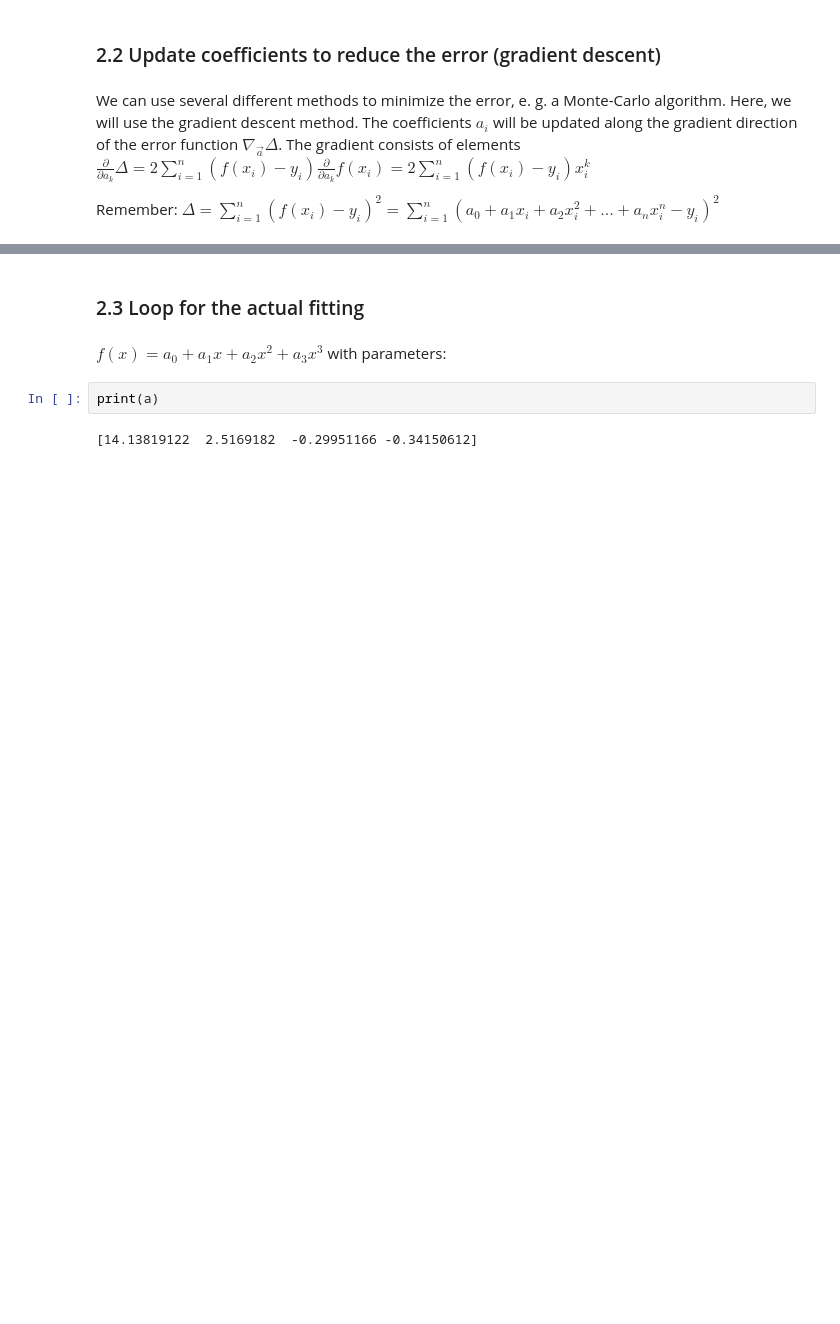
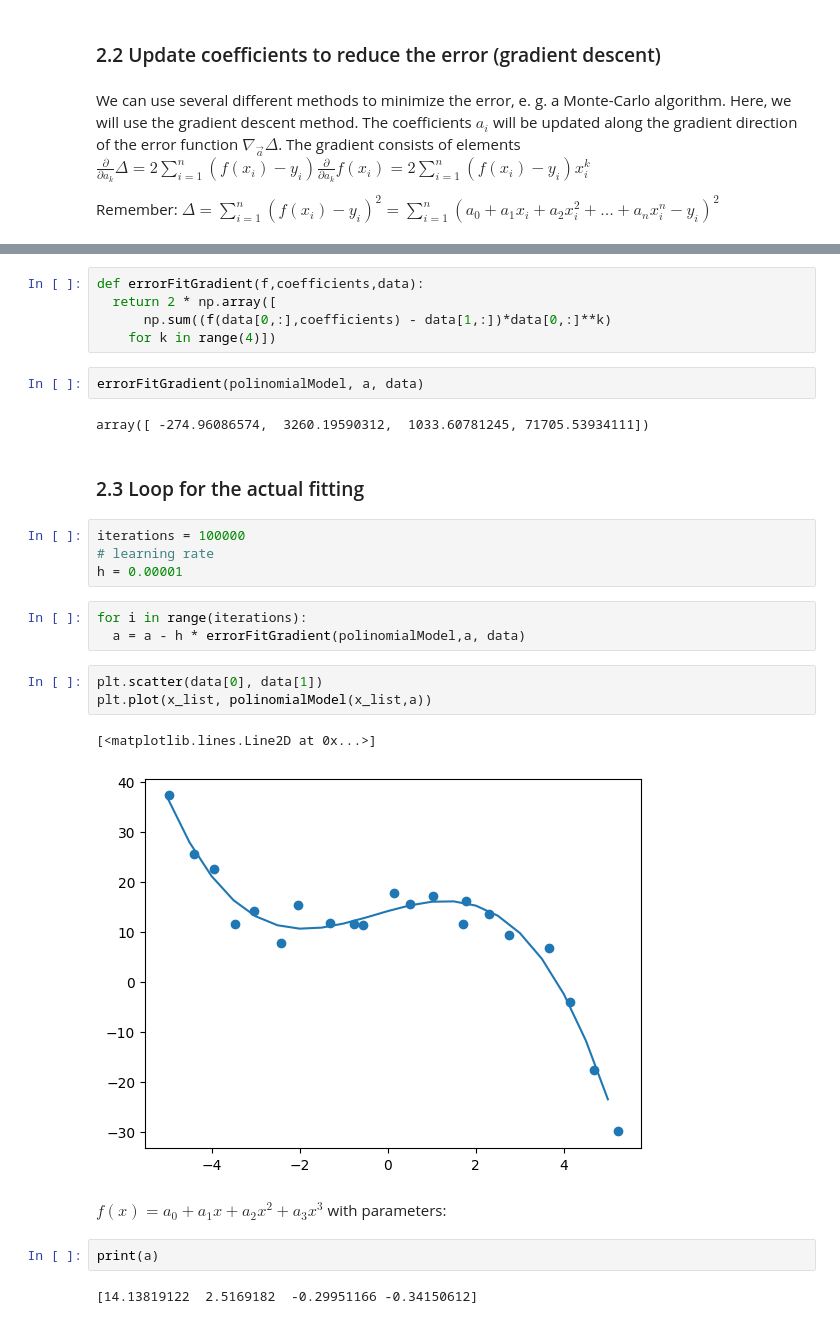
Before and after one commit to bernaldiaz/bernaldiaz, a Jupyter notebook: mi_0_Interpolation_template.ipynb, the cells around one changed output, grey strips where cells are left out. Saved outputs shown, nothing was run; the diff lists cells and outputs as text; blank space fills up the shorter version.

```diff
--- a/mi_0_Interpolation_template.ipynb
+++ b/mi_0_Interpolation_template.ipynb
@@ -53,5 +67,27 @@ Remember: \\( \Delta = \sum_{i=1}^n \left(f(x_i)-y_i\right)^2 = \sum_{i=1}^n \le
+# %%
+def errorFitGradient(f,coefficients,data):
+  return 2 * np.array([
+      np.sum((f(data[0,:],coefficients) - data[1,:])*data[0,:]**k)
+    for k in range(4)])
+# %%
+errorFitGradient(polinomialModel, a, data)
+# %% [output]
+array([ -274.96086574,  3260.19590312,  1033.60781245, 71705.53934111])
 # %% [markdown]
 ### 2.3 Loop for the actual fitting
+# %%
+iterations = 100000
+# learning rate
+h = 0.00001
+# %%
+for i in range(iterations):
+  a = a - h * errorFitGradient(polinomialModel,a, data)
+# %%
+plt.scatter(data[0], data[1])
+plt.plot(x_list, polinomialModel(x_list,a))
+# %% [output]
+[<matplotlib.lines.Line2D at 0x...>]
+[figure, added]
 # %% [markdown]
 \\( f(x) = a_0 + a_1 x + a_2 x^2 + a_3 x^3\\) with parameters:
 # %%
```
Also changed, not shown: parts of 4 cells of this notebook.
